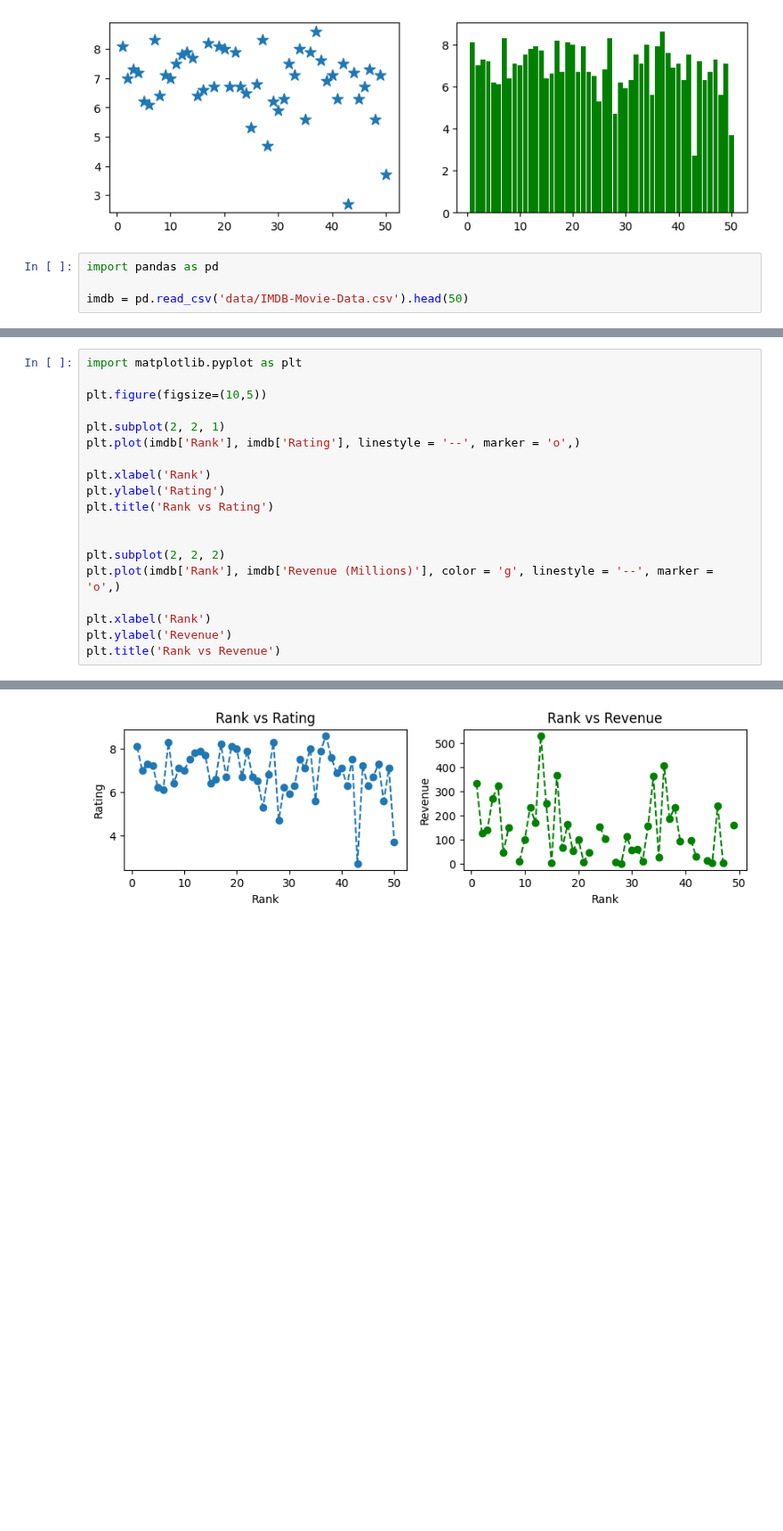
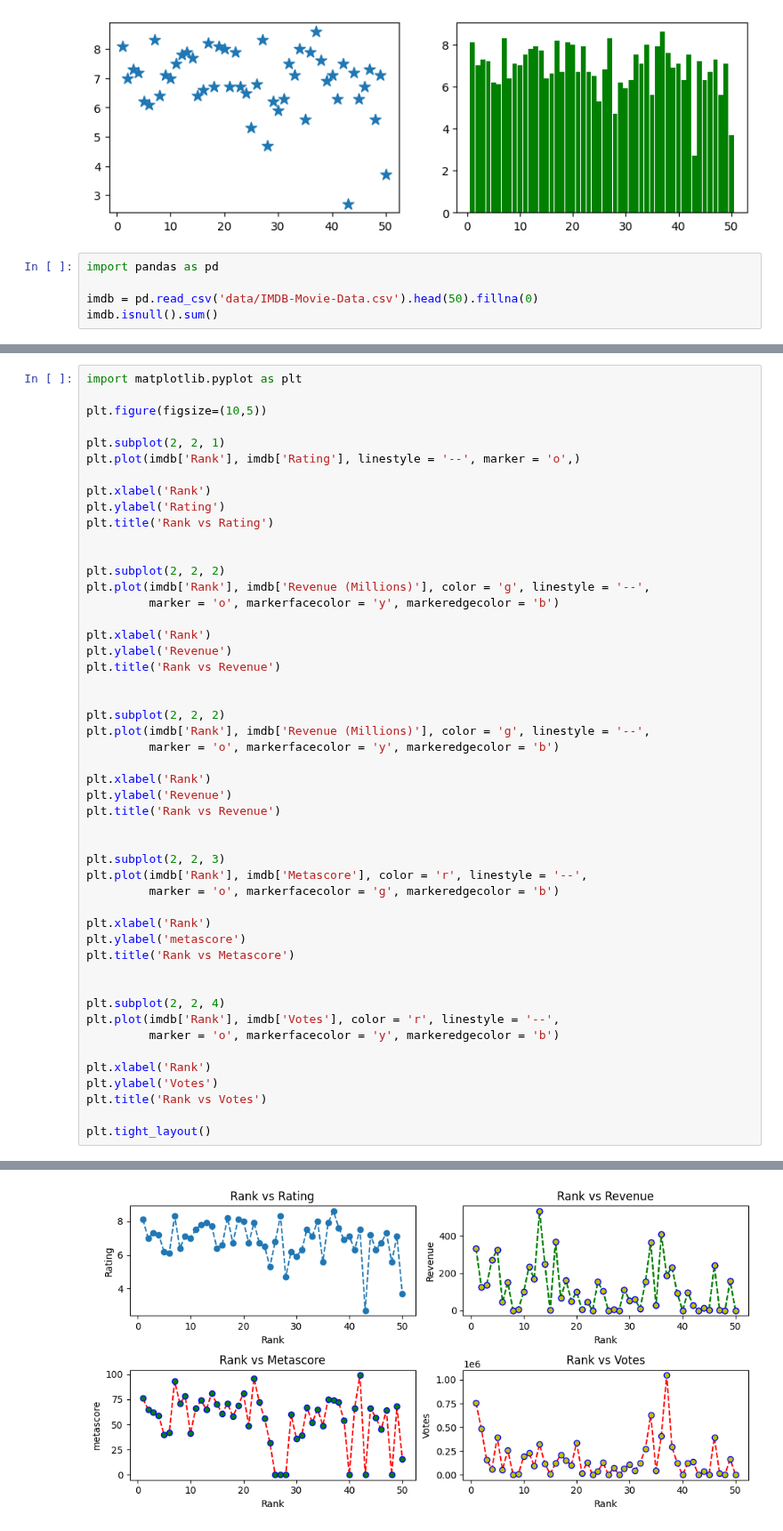
Before and after one commit to arashniroomand/MachineLearning, a Jupyter notebook: Practical_MasterClass/Matplotlib.ipynb, the cells around one changed output, grey strips where cells are left out. Shown at 89% size. Cells and saved outputs as stored; diff of their text form; blank space fills up the shorter version.

```diff
--- a/Practical_MasterClass/Matplotlib.ipynb
+++ b/Practical_MasterClass/Matplotlib.ipynb
@@ -281,4 +281,5 @@ plt.bar(imdb['Rank'], imdb['Rating'], color = 'g', width= 0.9)
 # %%
 import pandas as pd
 
-imdb = pd.read_csv('data/IMDB-Movie-Data.csv').head(50)
+imdb = pd.read_csv('data/IMDB-Movie-Data.csv').head(50).fillna(0)
+imdb.isnull().sum()
@@ -296,9 +321,39 @@ plt.title('Rank vs Rating')
 
 
 plt.subplot(2, 2, 2)
-plt.plot(imdb['Rank'], imdb['Revenue (Millions)'], color = 'g', linestyle = '--', marker = 'o',)
+plt.plot(imdb['Rank'], imdb['Revenue (Millions)'], color = 'g', linestyle = '--',
+         marker = 'o', markerfacecolor = 'y', markeredgecolor = 'b')
 
 plt.xlabel('Rank')
 plt.ylabel('Revenue')
 plt.title('Rank vs Revenue')
+
+
+plt.subplot(2, 2, 2)
+plt.plot(imdb['Rank'], imdb['Revenue (Millions)'], color = 'g', linestyle = '--',
+         marker = 'o', markerfacecolor = 'y', markeredgecolor = 'b')
+
+plt.xlabel('Rank')
+plt.ylabel('Revenue')
+plt.title('Rank vs Revenue')
+
+
+plt.subplot(2, 2, 3)
+plt.plot(imdb['Rank'], imdb['Metascore'], color = 'r', linestyle = '--',
+         marker = 'o', markerfacecolor = 'g', markeredgecolor = 'b')
+
+plt.xlabel('Rank')
+plt.ylabel('metascore')
+plt.title('Rank vs Metascore')
+
+
+plt.subplot(2, 2, 4)
+plt.plot(imdb['Rank'], imdb['Votes'], color = 'r', linestyle = '--',
+         marker = 'o', markerfacecolor = 'y', markeredgecolor = 'b')
+
+plt.xlabel('Rank')
+plt.ylabel('Votes')
+plt.title('Rank vs Votes')
+
+plt.tight_layout()
 # %% [output]
@@ -306 +360 @@ Text(0.5, 1.0, 'Rank vs Revenue')
-[figure, old version]
+[figure, new version]
```
Also changed, not shown: parts of 3 cells of this notebook.
